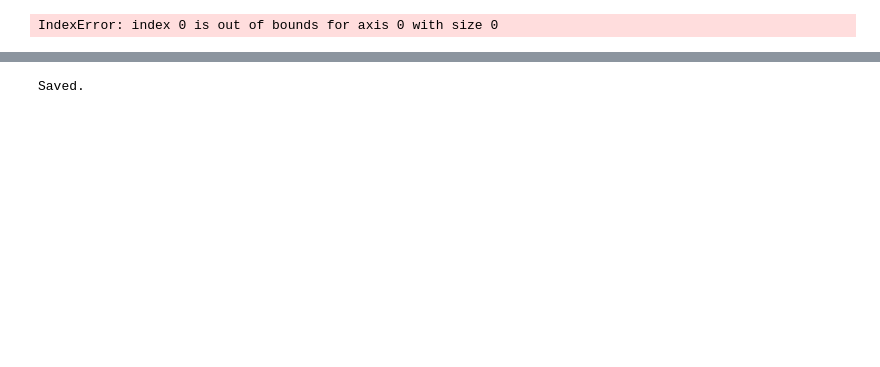
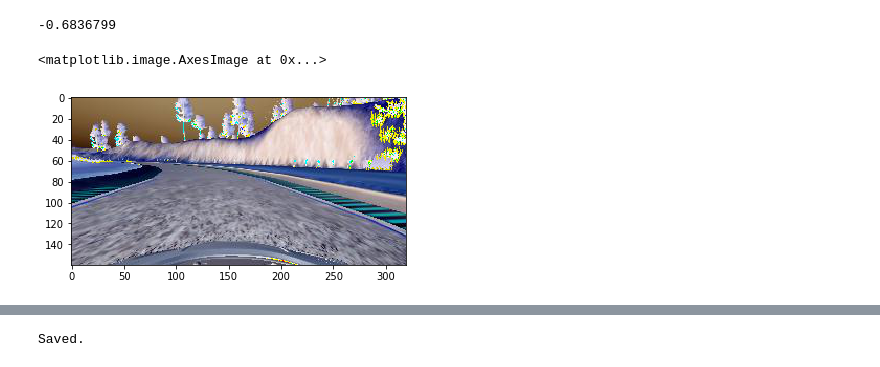
Before and after one commit to tempflip/CarND-Behavioral-Cloning-P3, a Jupyter notebook: generate_model.py.ipynb, the cells around one changed output, grey strips where cells are left out. Drawn from its saved outputs; the diff is of its cells as text; code cells hidden in the pictures; blank space fills up the shorter version.

```diff
--- a/generate_model.py.ipynb
+++ b/generate_model.py.ipynb
@@ -161,12 +169,14 @@ print(model.outputs)
 # %%
 # some filter tests
-g = generator(data_list, batch_size=1)
+g = generator(data_list, batch_size=20)
 img, angle = next(g)
 print (angle[0])
 
-plt.imshow(crop(reduce_palette(img))[0][:,:,2])
+plt.imshow(img[0])
 # %% [output]
-IndexError: index 0 is out of bounds for axis 0 with size 0
+-0.6836799
+<matplotlib.image.AxesImage at 0x...>
+[figure, added]
 # %%
 gen = generator(data_list, batch_size=100)
 val_gen = generator(data_list, batch_size=50)
```
Also changed, not shown: parts of 5 cells of this notebook.
